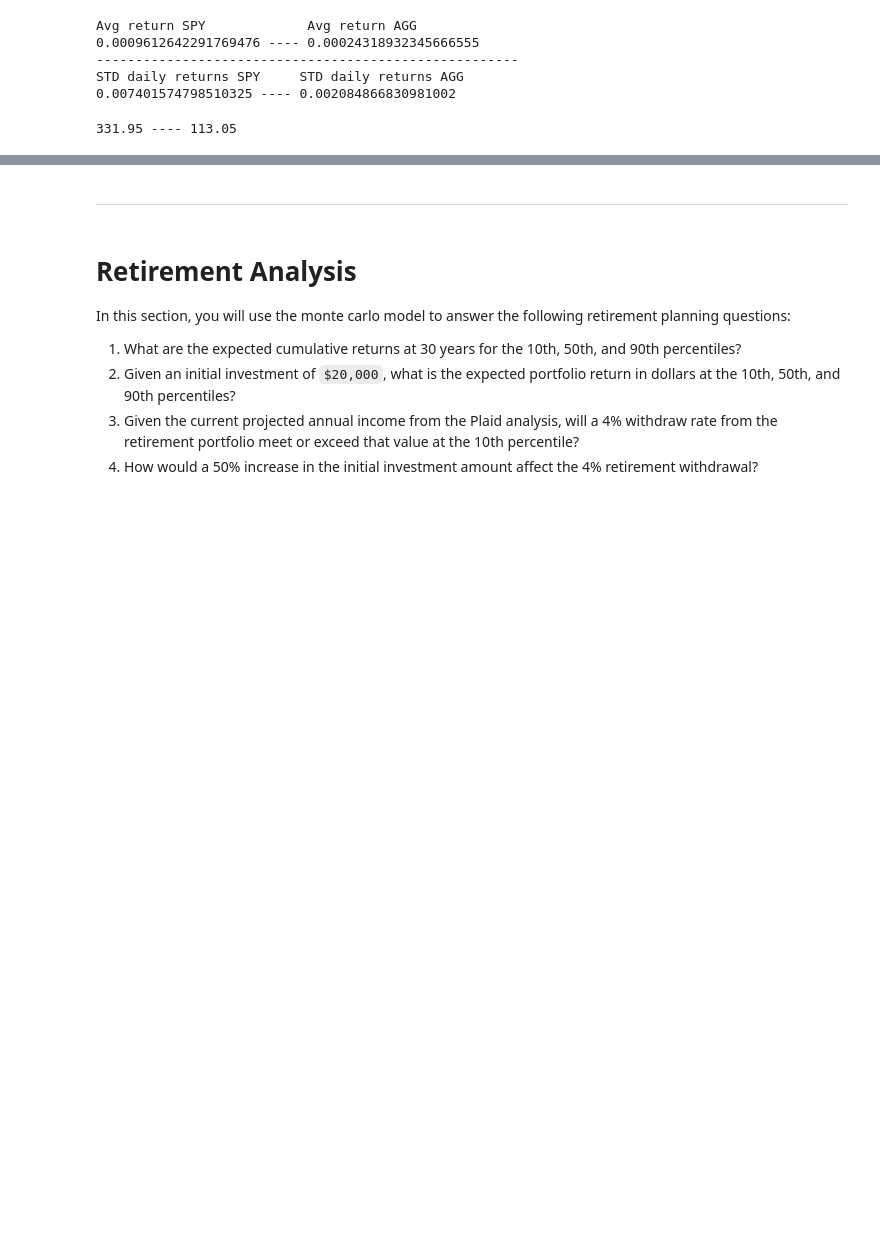
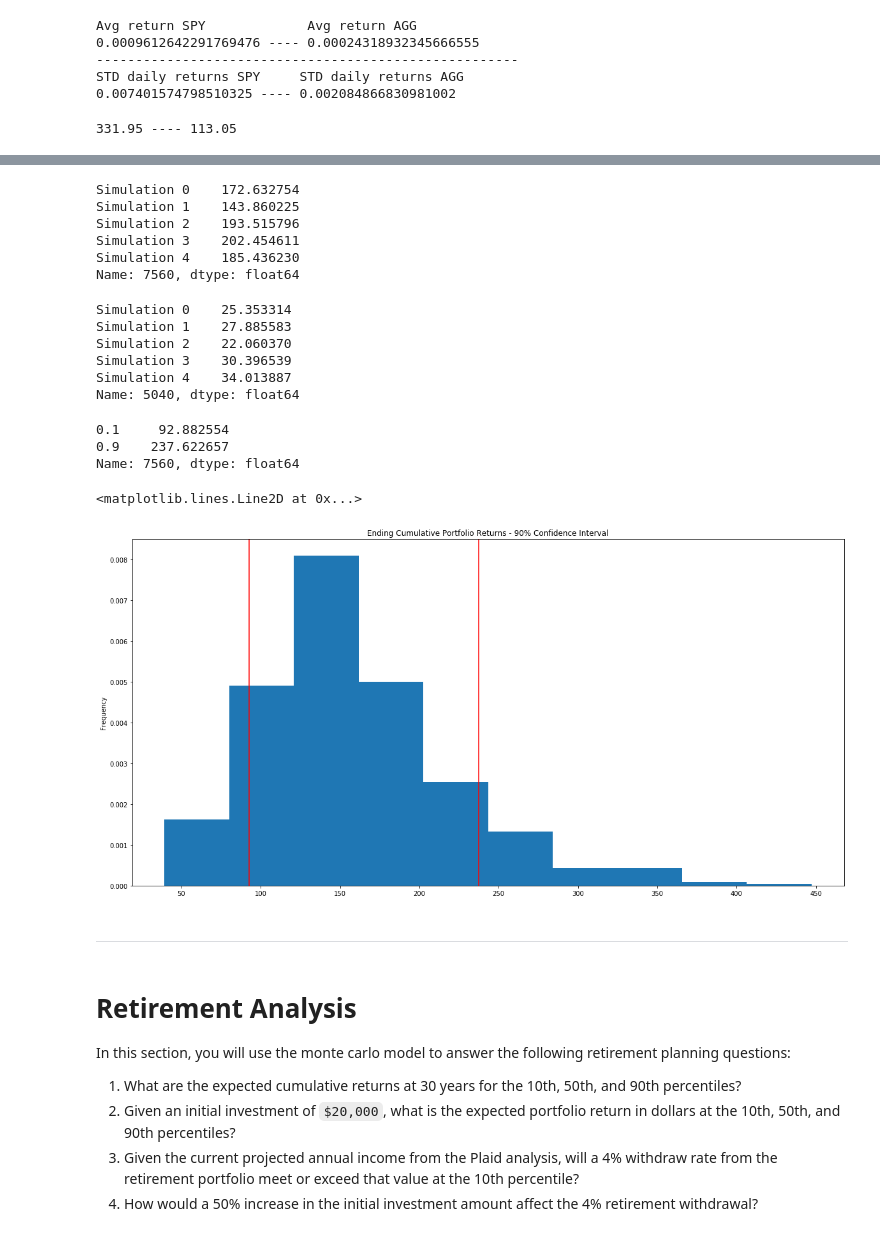
Before and after one commit to amejiali/apis-homework, a Jupyter notebook: Starter_Code/portfolio_planner.ipynb, the cells around one changed output, grey strips where cells are left out. Cells and saved outputs as stored; diff of their text form; code cells hidden in the pictures; blank space fills up the shorter version.

```diff
--- a/Starter_Code/portfolio_planner.ipynb
+++ b/Starter_Code/portfolio_planner.ipynb
@@ -178,9 +176,34 @@ portfolio_cumulative_returns.tail()
 # %%
 # Select the last row for the cumulative returns (cumulative returns at 30 years)
 # YOUR CODE HERE
+portfolio_cumulative_returns_30 = monte_carlo.iloc[-1, :]
+portfolio_cumulative_returns_30.head()
+# %% [output]
+Simulation 0    172.632754
+Simulation 1    143.860225
+Simulation 2    193.515796
+Simulation 3    202.454611
+Simulation 4    185.436230
+Name: 7560, dtype: float64
 # %%
 # Select the last row for the cumulative returns (cumulative returns at 20 years)
 # YOUR CODE HERE
+portfolio_cumulative_returns_20 = monte_carlo.iloc[-2521, :]
+portfolio_cumulative_returns_20.head()
+# %% [output]
+Simulation 0    25.353314
+Simulation 1    27.885583
+Simulation 2    22.060370
+Simulation 3    30.396539
+Simulation 4    34.013887
+Name: 5040, dtype: float64
 # %%
 # Display the 90% confidence interval for the ending returns
 # YOUR CODE HERE
+portfolio_cumulative_returns_30.value_counts(bins=10) / len(portfolio_cumulative_returns_30)
+confidence_interval = portfolio_cumulative_returns_30.quantile(q=[0.1, 0.9])
+confidence_interval
+# %% [output]
+0.1     92.882554
+0.9    237.622657
+Name: 7560, dtype: float64
@@ -190,3 +210,13 @@ portfolio_cumulative_returns.tail()
+# %%
+# Visualize the distribution of the ending returns
+# YOUR CODE HERE
+plt.figure();
+portfolio_cumulative_returns_30.plot(kind='hist', title= "Ending Cumulative Portfolio Returns - 90% Confidence Interval", density=True, bins=10, figsize=(20,10))
+plt.axvline(confidence_interval.iloc[0], color='r')
+plt.axvline(confidence_interval.iloc[1], color='r')
+# %% [output]
+<matplotlib.lines.Line2D at 0x...>
+[figure, added]
 # %% [markdown]
 ---
 # %% [markdown]
```
Also changed, not shown: parts of 11 cells of this notebook.
